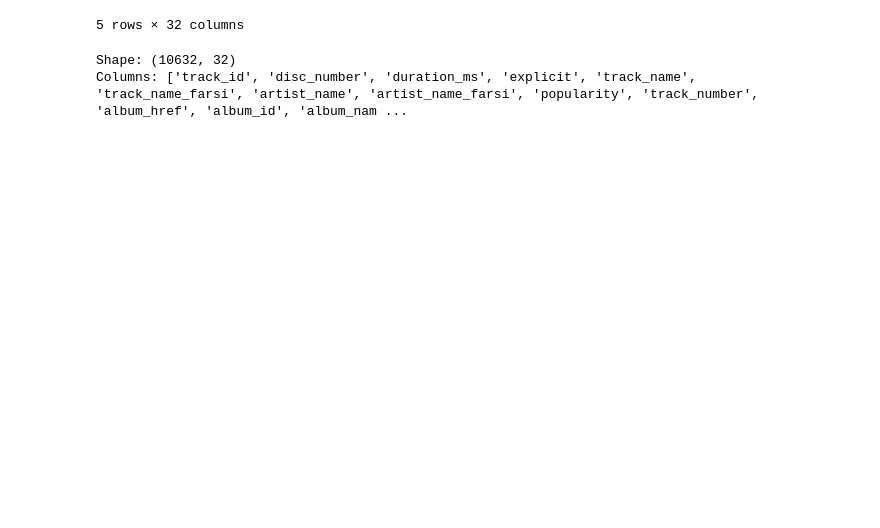
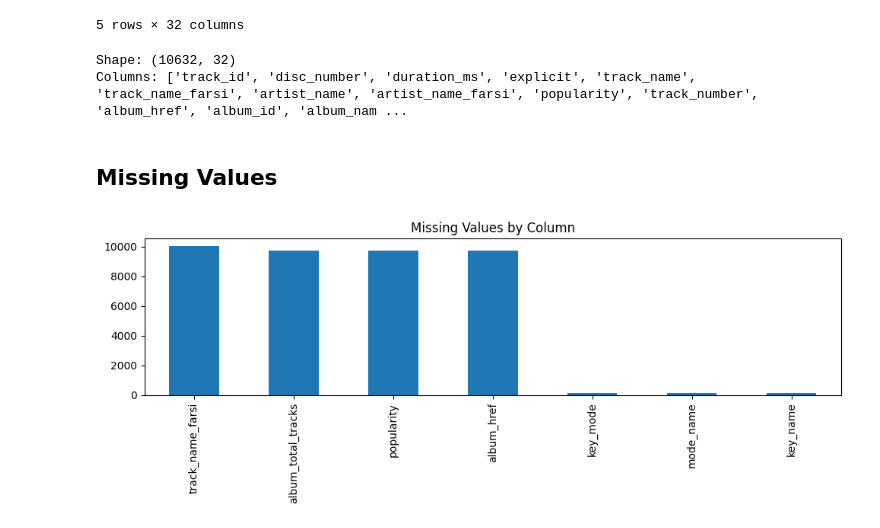
Before and after one commit to KianShokraneh/AI-FinalProject-Spotify, a Jupyter notebook: notebooks/phase-1_eda.ipynb, the cells around one changed output. Drawn from its saved outputs; the diff is of its cells as text; code cells hidden in the pictures; blank space fills up the shorter version.

Commit message:
feat: enhance EDA notebook with missing values analysis and visualizations

```diff
--- a/notebooks/phase-1_eda.ipynb
+++ b/notebooks/phase-1_eda.ipynb
@@ -30,3 +32,14 @@ print('Columns:', df.columns.tolist())
 # %% [output]
 Shape: (10632, 32)
 Columns: ['track_id', 'disc_number', 'duration_ms', 'explicit', 'track_name', 'track_name_farsi', 'artist_name', 'artist_name_farsi', 'popularity', 'track_number', 'album_href', 'album_id', 'album_nam ...
+# %% [markdown]
+## Missing Values
+# %%
+missing = df.isna().sum().sort_values(ascending=False)
+plt.figure(figsize=(10, 4))
+missing[missing > 0].plot(kind='bar')
+plt.title('Missing Values by Column')
+plt.tight_layout()
+plt.show()
+# %% [output]
+[figure, added]
```
Also changed, not shown: parts of 9 cells of this notebook, 1 other file.
